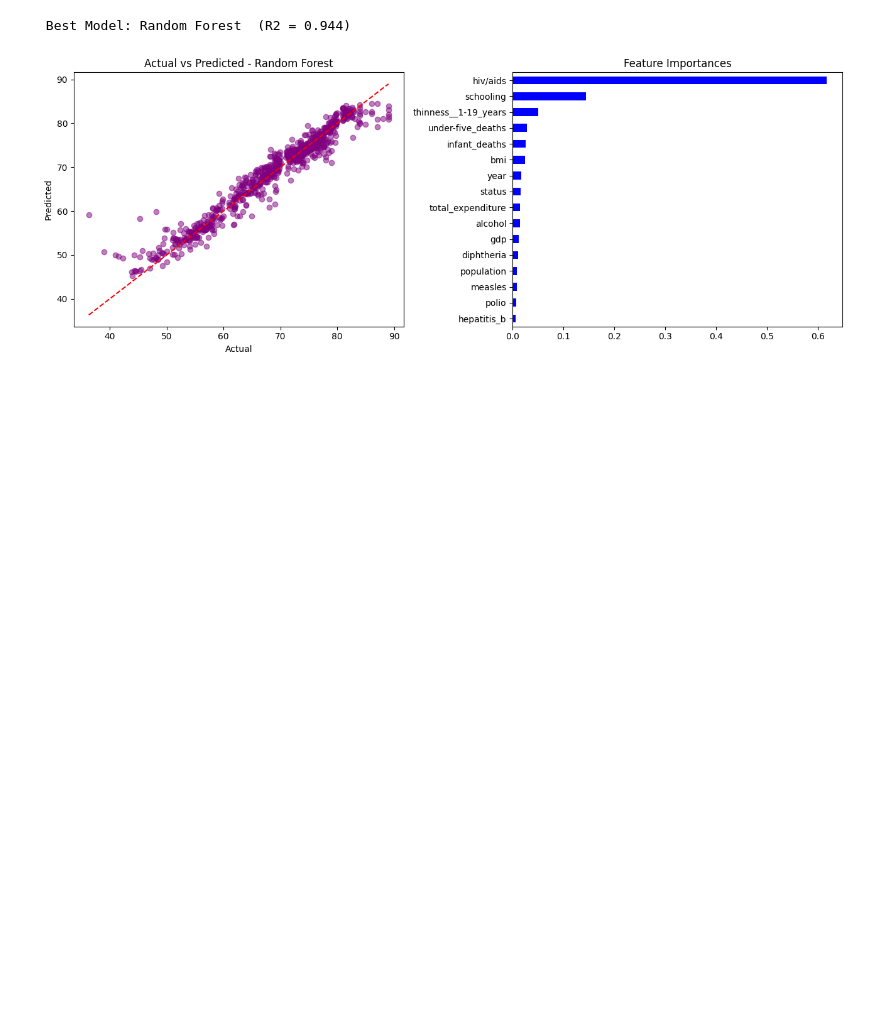
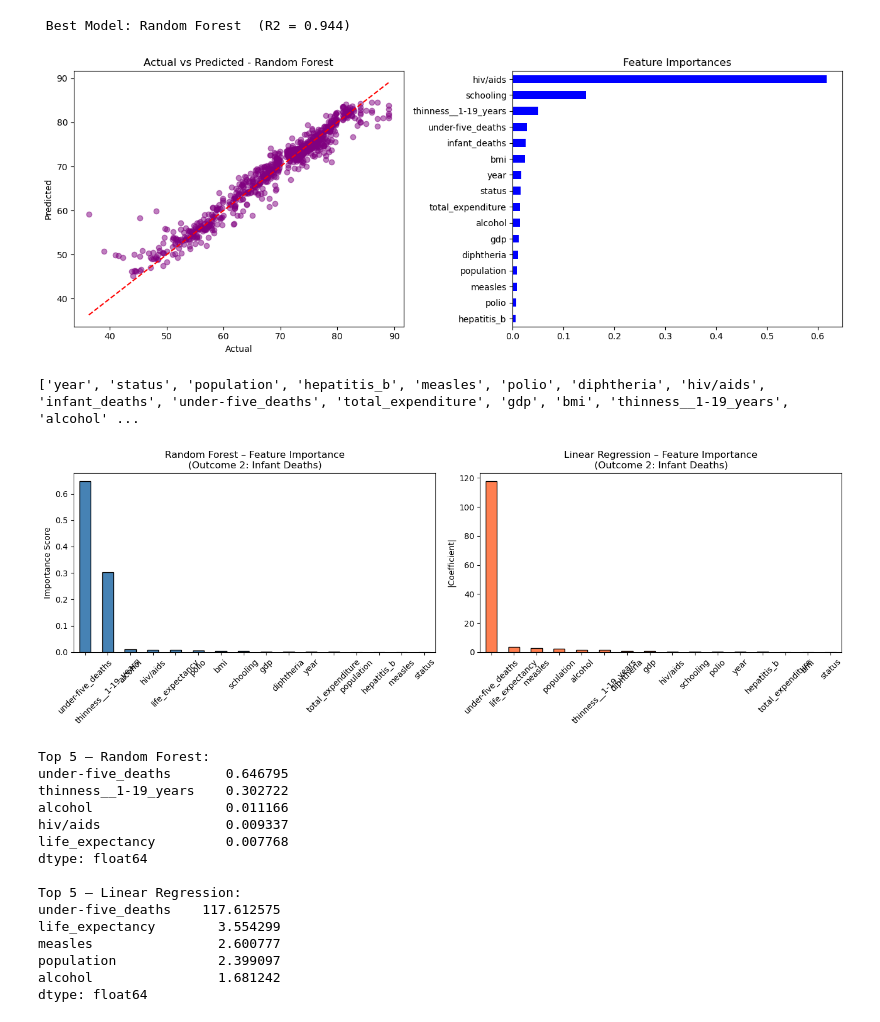
Before and after one commit to dhruvapatel23/life-expectancy, a Jupyter notebook: notebook/LifeExpectancy.ipynb, the cells around one changed output. Saved outputs shown, nothing was run; the diff lists cells and outputs as text; code cells hidden in the pictures; blank space fills up the shorter version.

```diff
--- a/notebook/LifeExpectancy.ipynb
+++ b/notebook/LifeExpectancy.ipynb
@@ -203,3 +204,69 @@ plt.show()
 # %% [output]
  Best Model: Random Forest  (R2 = 0.944)
 [figure]
+# %%
+print(dataframe.columns.tolist())
+# %% [output]
+['year', 'status', 'population', 'hepatitis_b', 'measles', 'polio', 'diphtheria', 'hiv/aids', 'infant_deaths', 'under-five_deaths', 'total_expenditure', 'gdp', 'bmi', 'thinness__1-19_years', 'alcohol' ...
+# %%
+#outcome 2: Explainability & Insights (Importance)
+
+# Explainability & Insights – Outcome 2: Feature Importance (Infant Deaths)
+from sklearn.ensemble import RandomForestRegressor
+from sklearn.linear_model import LinearRegression
+from sklearn.preprocessing import StandardScaler
+from sklearn.model_selection import train_test_split
+
+target2 = "infant_deaths"
+
+X2 = dataframe.select_dtypes(include="number").drop(columns=[target2])
+y2 = dataframe[target2]
+
+X2_train, X2_test, y2_train, y2_test = train_test_split(X2, y2, test_size=0.2, random_state=42)
+
+# Random Forest
+rf2 = RandomForestRegressor(n_estimators=100, random_state=42)
+rf2.fit(X2_train, y2_train)
+rf2_imp = pd.Series(rf2.feature_importances_, index=X2.columns).sort_values(ascending=False)
+
+# Linear Regression (scaled)
+scaler2 = StandardScaler()
+X2_train_sc = scaler2.fit_transform(X2_train)
+lr2 = LinearRegression()
+lr2.fit(X2_train_sc, y2_train)
+lr2_imp = pd.Series(np.abs(lr2.coef_), index=X2.columns).sort_values(ascending=False)
+
+# Plot
+fig, axes = plt.subplots(1, 2, figsize=(14, 5))
+rf2_imp.plot(kind="bar", ax=axes[0], color="steelblue", edgecolor="black")
+axes[0].set_title("Random Forest – Feature Importance\n(Outcome 2: Infant Deaths)")
+axes[0].set_ylabel("Importance Score")
+axes[0].tick_params(axis="x", rotation=45)
+
+lr2_imp.plot(kind="bar", ax=axes[1], color="coral", edgecolor="black")
+axes[1].set_title("Linear Regression – Feature Importance\n(Outcome 2: Infant Deaths)")
+axes[1].set_ylabel("|Coefficient|")
+axes[1].tick_params(axis="x", rotation=45)
+
+plt.tight_layout()
+plt.show()
+
+print("Top 5 – Random Forest:"); print(rf2_imp.head())
+print("\nTop 5 – Linear Regression:"); print(lr2_imp.head())
+# %% [output]
+[figure, added]
+Top 5 – Random Forest:
+under-five_deaths       0.646795
+thinness__1-19_years    0.302722
+alcohol                 0.011166
+hiv/aids                0.009337
+life_expectancy         0.007768
+dtype: float64
+
+Top 5 – Linear Regression:
+under-five_deaths    117.612575
+life_expectancy        3.554299
+measles                2.600777
+population             2.399097
+alcohol                1.681242
+dtype: float64
```
Also changed, not shown: parts of 2 cells of this notebook.
